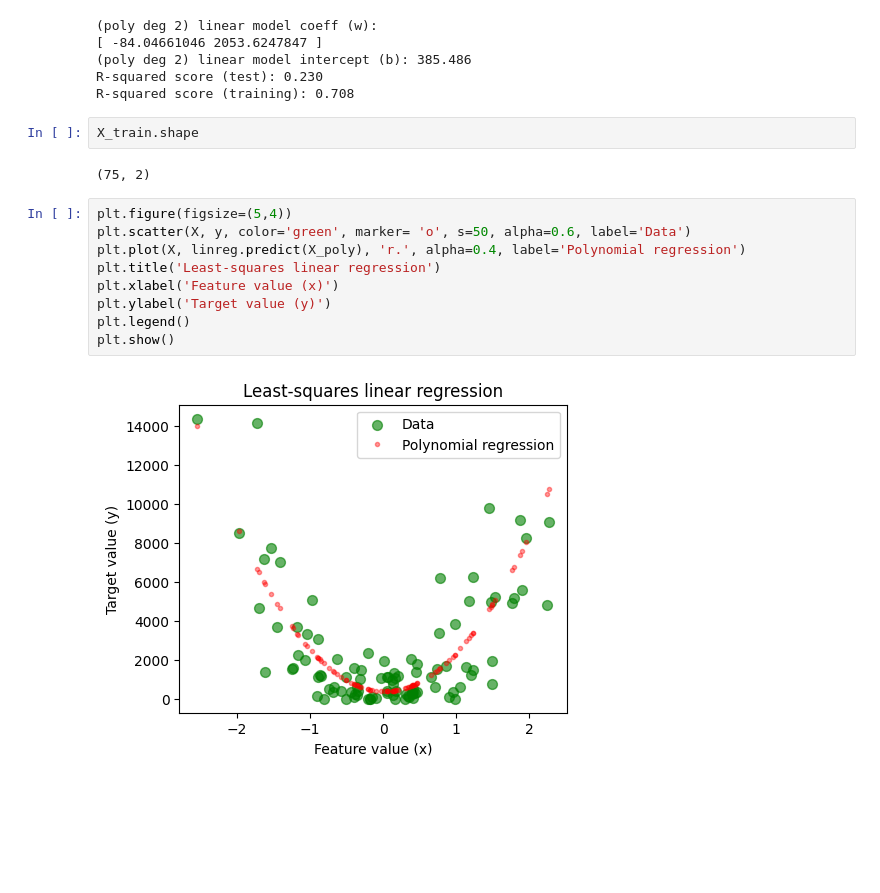
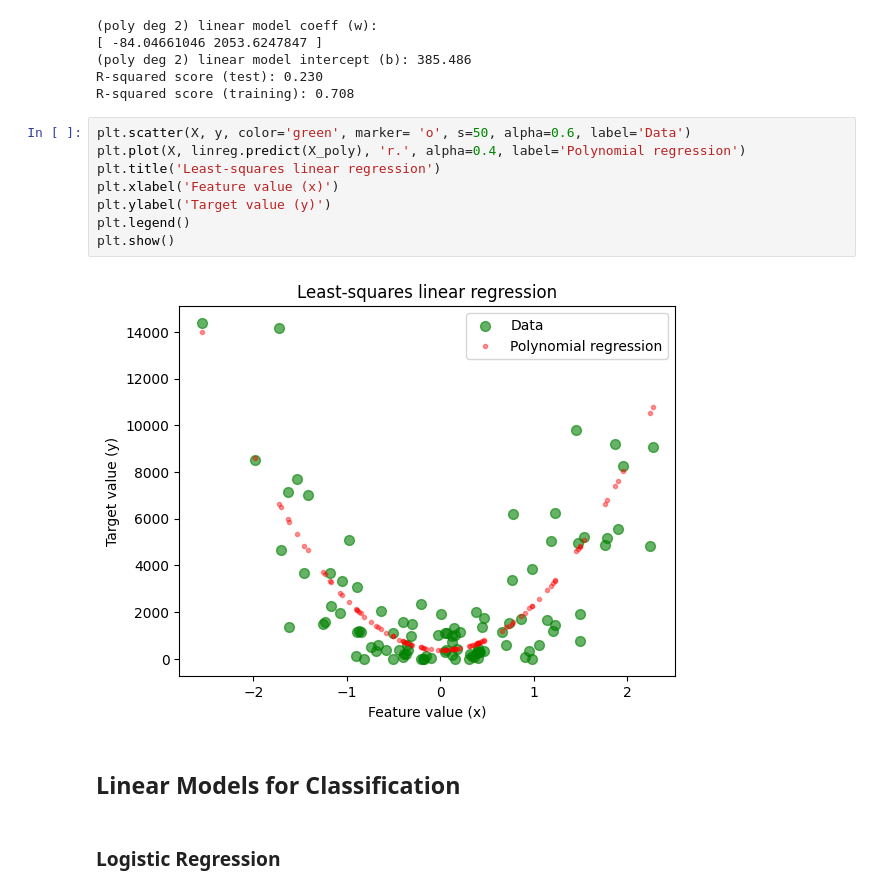
Before and after one commit to yesmanic/Machine_Learning_Models, a Jupyter notebook: Linear Models.ipynb, the cells around one changed output. Cells and saved outputs as stored; diff of their text form; blank space fills up the shorter version.

Commit message:
feat: add Logistic Regression

```diff
--- a/Linear Models.ipynb
+++ b/Linear Models.ipynb
@@ -196,18 +192,17 @@ print('R-squared score (training): {:.3f}'
 (poly deg 2) linear model intercept (b): 385.486
 R-squared score (test): 0.230
 R-squared score (training): 0.708
-# %%
-X_train.shape
-# %% [output]
-(75, 2)
 # %%
-plt.figure(figsize=(5,4))
 plt.scatter(X, y, color='green', marker= 'o', s=50, alpha=0.6, label='Data')
 plt.plot(X, linreg.predict(X_poly), 'r.', alpha=0.4, label='Polynomial regression')
 plt.title('Least-squares linear regression')
 plt.xlabel('Feature value (x)')
 plt.ylabel('Target value (y)')
 plt.legend()
 plt.show()
 # %% [output]
-[figure, old version]
+[figure, new version]
+# %% [markdown]
+## Linear Models for Classification
+# %% [markdown]
+### Logistic Regression
```
Also changed, not shown: parts of 14 cells of this notebook.
